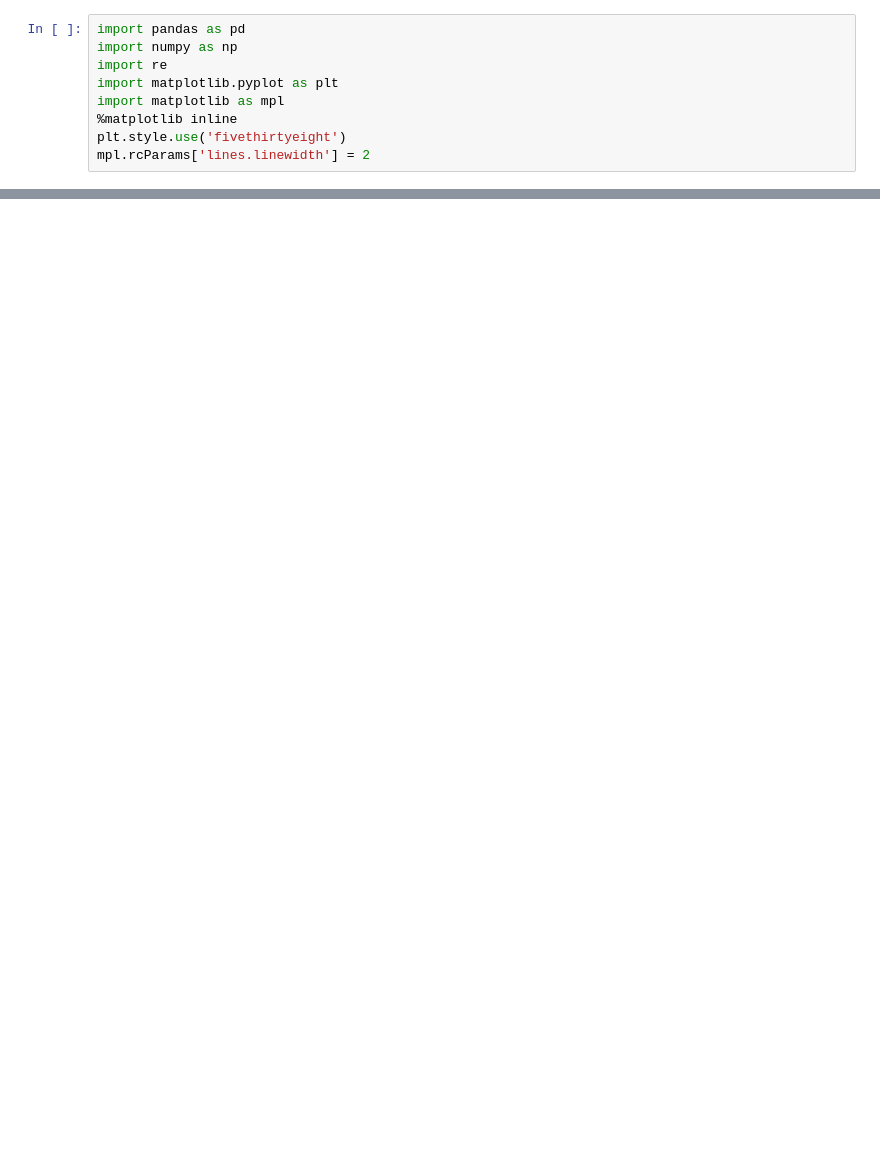
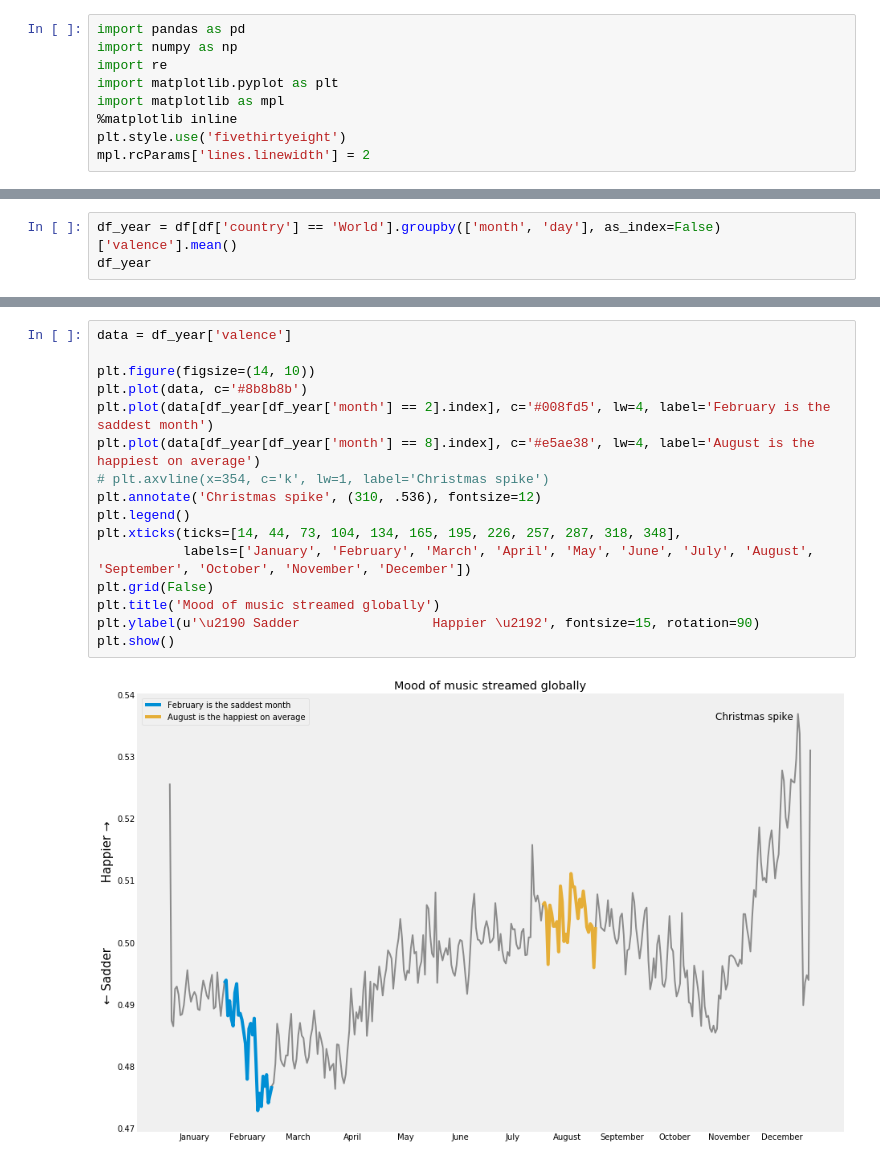
Before and after one commit to raffg/spotify_analysis, a Jupyter notebook: spotify_analysis.ipynb, the cells around one changed output, grey strips where cells are left out. Cells and saved outputs as stored; diff of their text form; blank space fills up the shorter version.

```diff
--- a/spotify_analysis.ipynb
+++ b/spotify_analysis.ipynb
@@ -350,0 +227,3 @@ plt.show()
+# %%
+df_year = df[df['country'] == 'World'].groupby(['month', 'day'], as_index=False)['valence'].mean()
+df_year
@@ -350,0 +261,18 @@ plt.show()
+# %%
+data = df_year['valence']
+
+plt.figure(figsize=(14, 10))
+plt.plot(data, c='#8b8b8b')
+plt.plot(data[df_year[df_year['month'] == 2].index], c='#008fd5', lw=4, label='February is the saddest month')
+plt.plot(data[df_year[df_year['month'] == 8].index], c='#e5ae38', lw=4, label='August is the happiest on average')
+# plt.axvline(x=354, c='k', lw=1, label='Christmas spike')
+plt.annotate('Christmas spike', (310, .536), fontsize=12)
+plt.legend()
+plt.xticks(ticks=[14, 44, 73, 104, 134, 165, 195, 226, 257, 287, 318, 348],
+           labels=['January', 'February', 'March', 'April', 'May', 'June', 'July', 'August', 'September', 'October', 'November', 'December'])
+plt.grid(False)
+plt.title('Mood of music streamed globally')
+plt.ylabel(u'\u2190 Sadder                 Happier \u2192', fontsize=15, rotation=90)
+plt.show()
+# %% [output]
+[figure, added]
```
Also changed, not shown: parts of 57 cells of this notebook, 11 other files.
